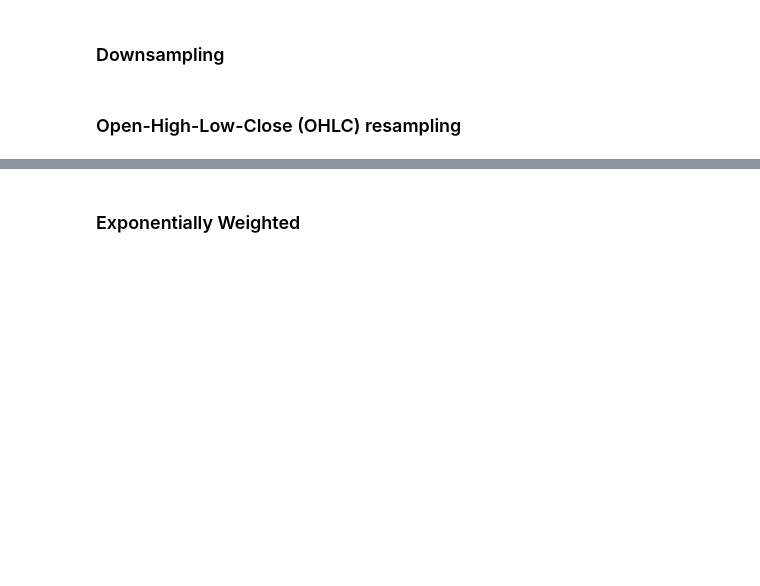
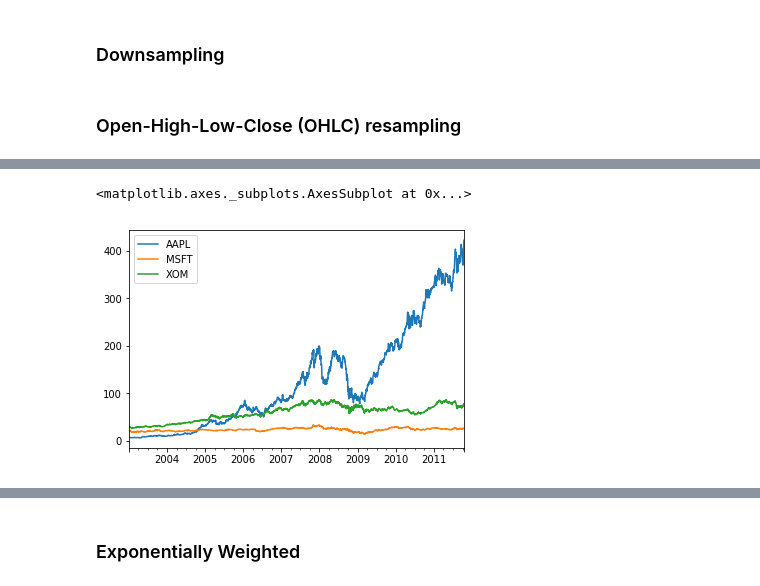
Before and after one commit to fernandodelacalle/miax-python, a Jupyter notebook: day_3/3_06.ipynb, the cells around one changed output, grey strips where cells are left out. Saved outputs shown, nothing was run; the diff lists cells and outputs as text; code cells hidden in the pictures; blank space fills up the shorter version.

```diff
--- a/day_3/3_06.ipynb
+++ b/day_3/3_06.ipynb
@@ -111,6 +113,6 @@ frame.resample('D').ffill(limit=2)
 - Con distintas operaciones de agregación disponibles.
 # %%
-close_px_all = pd.read_csv('examples/stock_px_2.csv',
+close_px_all = pd.read_csv('test_data/stock_px_2.csv',
                            parse_dates=True, index_col=0)
 close_px = close_px_all[['AAPL', 'MSFT', 'XOM']]
-close_px
+close_px.head()
@@ -117 +126,6 @@ close_px
+# %%
+close_px.plot()
+# %% [output]
+<matplotlib.axes._subplots.AxesSubplot at 0x...>
+[figure, added]
 # %%
```
Also changed, not shown: parts of 26 cells of this notebook, 8 other files.
